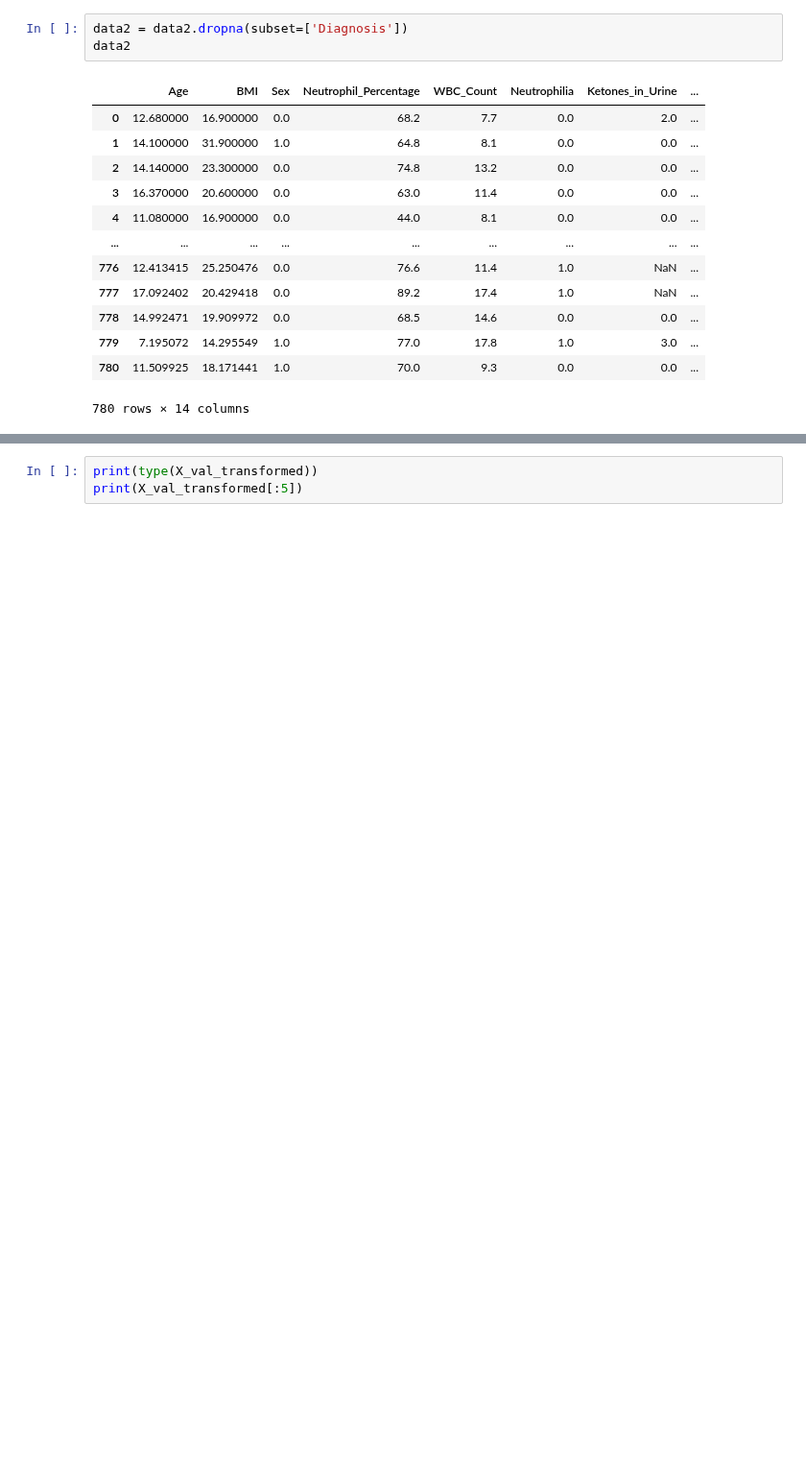
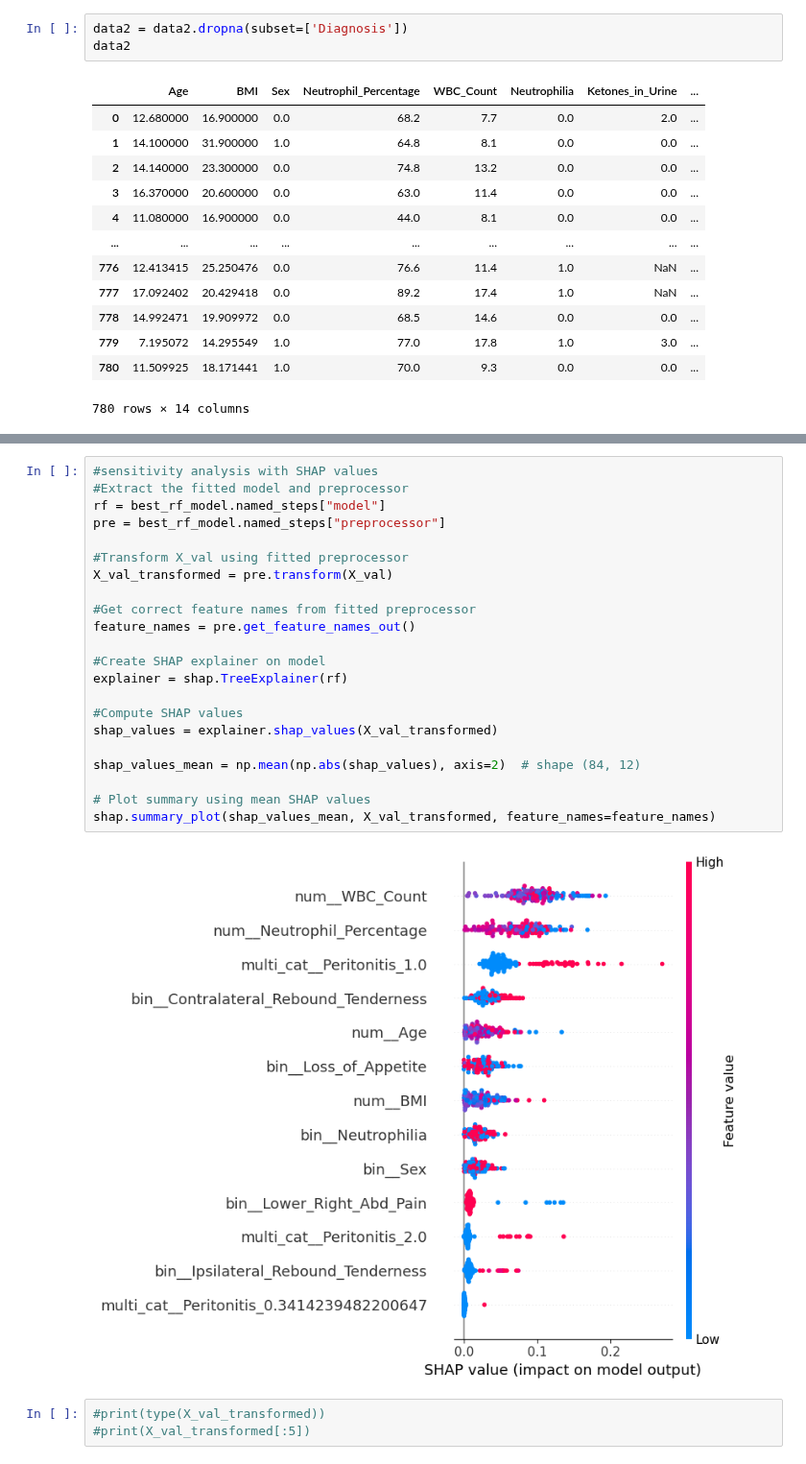
Before and after one commit to mbatheja/Appendicitis, a Jupyter notebook: classification.ipynb, the cells around one changed output, grey strips where cells are left out. Shown at 96% size. Drawn from its saved outputs; the diff is of its cells as text; blank space fills up the shorter version.

```diff
--- a/classification.ipynb
+++ b/classification.ipynb
@@ -456,4 +922,28 @@ shap.summary_plot(shap_values, X_val_transformed, feature_names=feature_names)
+# %%
+#sensitivity analysis with SHAP values
+#Extract the fitted model and preprocessor
+rf = best_rf_model.named_steps["model"]
+pre = best_rf_model.named_steps["preprocessor"]
+
+#Transform X_val using fitted preprocessor
+X_val_transformed = pre.transform(X_val)
+
+#Get correct feature names from fitted preprocessor
+feature_names = pre.get_feature_names_out()
+
+#Create SHAP explainer on model
+explainer = shap.TreeExplainer(rf)
+
+#Compute SHAP values
+shap_values = explainer.shap_values(X_val_transformed)
+
+shap_values_mean = np.mean(np.abs(shap_values), axis=2)  # shape (84, 12)
+
+# Plot summary using mean SHAP values
+shap.summary_plot(shap_values_mean, X_val_transformed, feature_names=feature_names)
+# %% [output]
+[figure, added]
 # %%
-print(type(X_val_transformed))
-print(X_val_transformed[:5])
+#print(type(X_val_transformed))
+#print(X_val_transformed[:5])
 # %%
```
Also changed, not shown: parts of 15 cells of this notebook.
